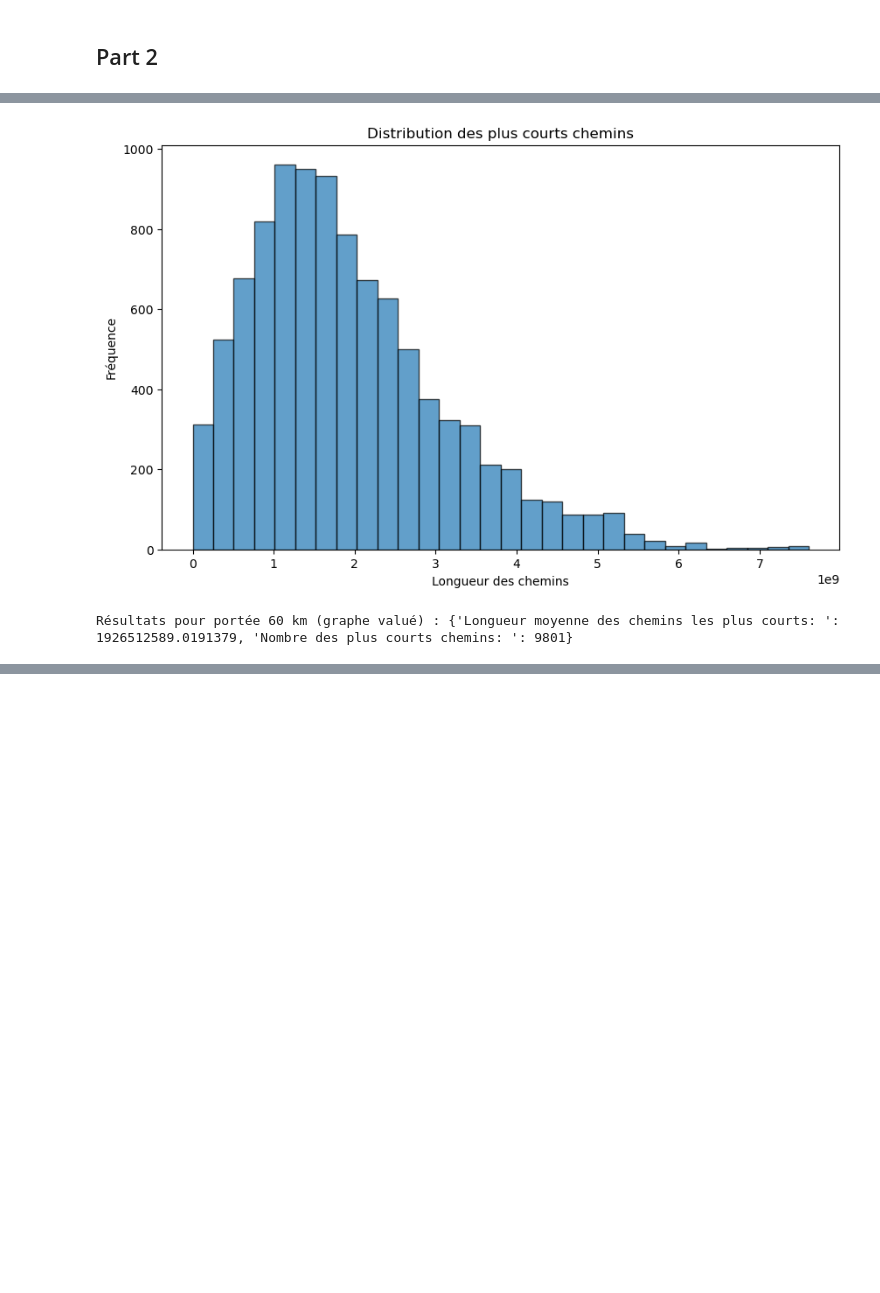
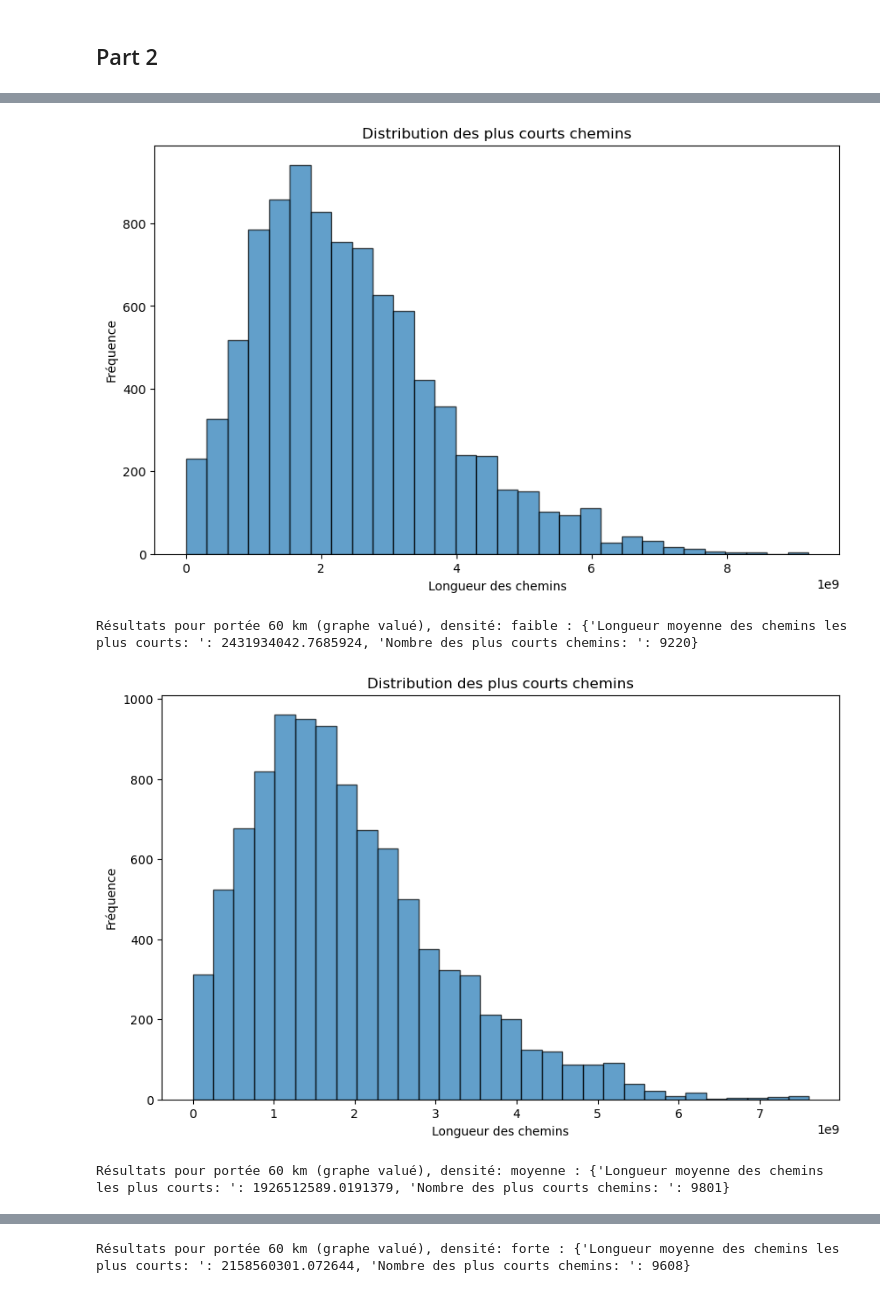
Before and after one commit to solalmaurel/pr_graphe, a Jupyter notebook: TP_Graphe.ipynb, the cells around one changed output, grey strips where cells are left out. Drawn from its saved outputs; the diff is of its cells as text; code cells hidden in the pictures; blank space fills up the shorter version.

```diff
--- a/TP_Graphe.ipynb
+++ b/TP_Graphe.ipynb
@@ -83,8 +82,7 @@ for density, data in datasets.items():
 ## Part 2
 # %%
 def creer_graphe(donnees, portee_km):
-    """Crée un graphe à partir des positions des satellites pour une portée donnée."""
-    portee_m = portee_km * 1000  # Convertir la portée en mètres
+    portee_m = portee_km * 1000
     G = nx.Graph()
     positions = donnees[['x', 'y', 'z']].values
     nombre_satellites = len(positions)
@@ -95,7 +93,6 @@ def creer_graphe(donnees, portee_km):
     return G
 # %%
 def analyser_graphe_non_value(G):
-    """Analyse un graphe non valué et retourne ses caractéristiques."""
     if G.number_of_nodes() == 0:
         return None
 
@@ -108,28 +105,31 @@ def analyser_graphe_non_value(G):
     composantes_connexes = list(nx.connected_components(G))
     tailles_composantes = [len(comp) for comp in composantes_connexes]
 
+
+
+
     return {
         "sequence_degres": sequence_degres,
         "coeff_clustering": coeff_clustering,
+        "clustering_global": nx.transitivity(G),
         "longueurs_chemins": longueurs_chemins,
         "tailles_cliques": tailles_cliques,
         "tailles_composantes": tailles_composantes
     }
 # %%
 def tracer_histogrammes_3d(resultats, portees, titre, xlabel, ylabel, zlabel):
-    """Trace des histogrammes en 3D pour chaque portée."""
     fig = plt.figure(figsize=(10, 8))
     ax = fig.add_subplot(111, projection='3d')
 
     for i, portee in enumerate(portees):
         if resultats[portee] is not None:
             hist, bins = np.histogram(resultats[portee], bins=10)
-            x = (bins[:-1] + bins[1:]) / 2  # Milieu des bacs
-            y = np.full(x.shape, i)  # Décalage pour chaque portée
-            z = np.zeros_like(x)  # Base des barres
-            dx = (bins[1] - bins[0]) * np.ones_like(x)  # Largeur des bacs
-            dy = np.full_like(x, 0.5)  # Épaisseur des barres
-            dz = hist  # Hauteur des barres
+            x = (bins[:-1] + bins[1:]) / 2
+            y = np.full(x.shape, i)
+            z = np.zeros_like(x)
+            dx = (bins[1] - bins[0]) * np.ones_like(x)
+            dy = np.full_like(x, 0.5)
+            dz = hist
 
             ax.bar3d(x, y, z, dx, dy, dz, alpha=0.7, label=f"Portée {portee} km")
 
@@ -272,12 +276,11 @@ Histogrammes 3D pour densité moyenne :
 # %%
 def analyser_graphe_value(G):
-    """Analyse un graphe valué et retourne ses caractéristiques."""
     if G.number_of_nodes() == 0:
         return None
 
     sequence_degres = [d for _, d in G.degree(weight='weight')]
     coeff_clustering = list(nx.clustering(G, weight='weight').values())
-    chemins_plus_courts = dict(nx.all_pairs_dijkstra_path_length(G))
+    chemins_plus_courts = dict(nx.all_pairs_dijkstra_path_length(G, weight='weight'))
     longueurs_chemins = [longueur for dico_cible in chemins_plus_courts.values() for longueur in dico_cible.values()]
     cliques = list(nx.find_cliques(G))
     tailles_cliques = [len(clique) for clique in cliques]
@@ -293,14 +296,17 @@ def analyser_graphe_value(G):
     plt.show()
 
     return {
-        "Longueur moyenne des chemins les plus courts: ": np.mean(longueurs_chemins),
+        "Longueur moyenne des chemins les plus courts: ": np.sqrt(np.mean(longueurs_chemins)),
         "Nombre des plus courts chemins: ": len(longueurs_chemins),
     }
 # %%
-# Analyser le graphe valué pour une portée de 60 km
-G_value = creer_graphe(data_avg, 60)
-resultats_values = analyser_graphe_value(G_value)
-print("\nRésultats pour portée 60 km (graphe valué) :", resultats_values)
+for densite, fichier in datasets.items():
+    donnees = pd.read_csv(fichier)
+    G = creer_graphe(donnees, 60)
+    resultats_values = analyser_graphe_value(G)
+    print(f"\nRésultats pour portée 60 km (graphe valué), densité: {densite} :", resultats_values)
 # %% [output]
-[figure, old version]
+[figure, new version]
-Résultats pour portée 60 km (graphe valué) : {'Longueur moyenne des chemins les plus courts: ': 1926512589.0191379, 'Nombre des plus courts chemins: ': 9801}
+Résultats pour portée 60 km (graphe valué), densité: faible : {'Longueur moyenne des chemins les plus courts: ': 2431934042.7685924, 'Nombre des plus courts chemins: ': 9220}
+[figure, added]
+Résultats pour portée 60 km (graphe valué), densité: moyenne : {'Longueur moyenne des chemins les plus courts: ': 1926512589.0191379, 'Nombre des plus courts chemins: ': 9801}
@@ -306,0 +314 @@ Résultats pour portée 60 km (graphe valué) : {'Longueur moyenne des chemins l
+Résultats pour portée 60 km (graphe valué), densité: forte : {'Longueur moyenne des chemins les plus courts: ': 2158560301.072644, 'Nombre des plus courts chemins: ': 9608}
```
Also changed, not shown: parts of 5 cells of this notebook.
